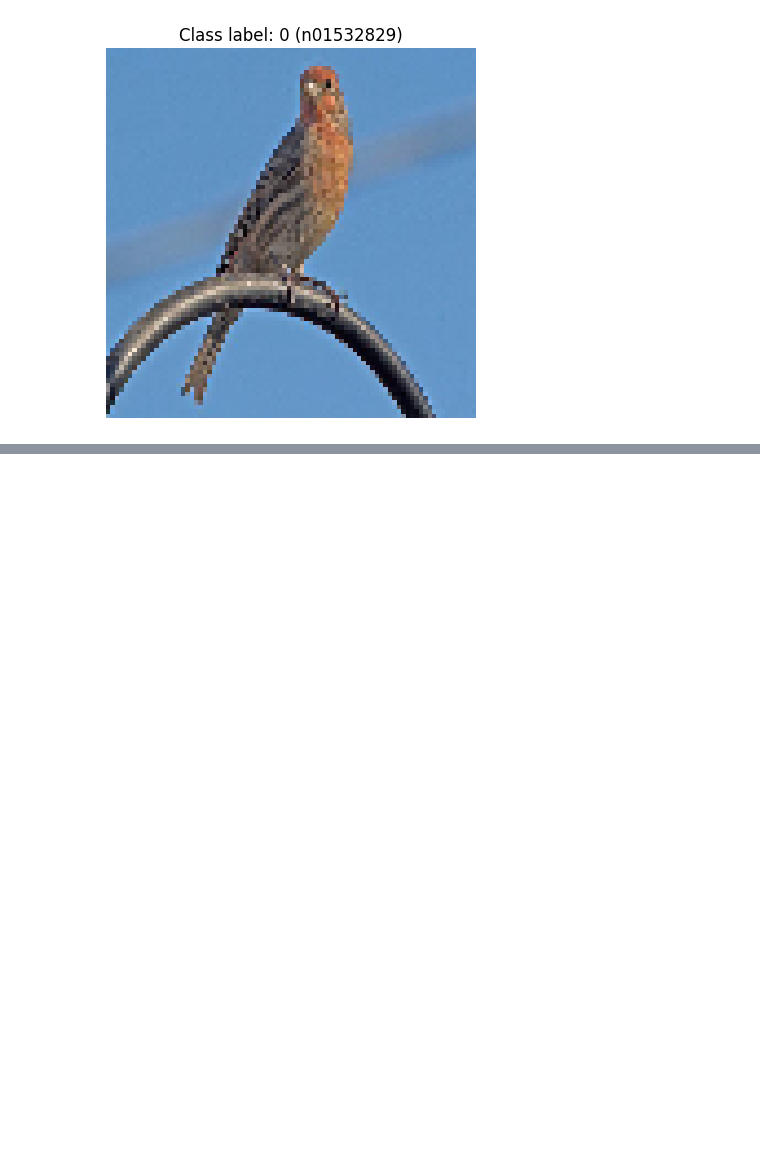
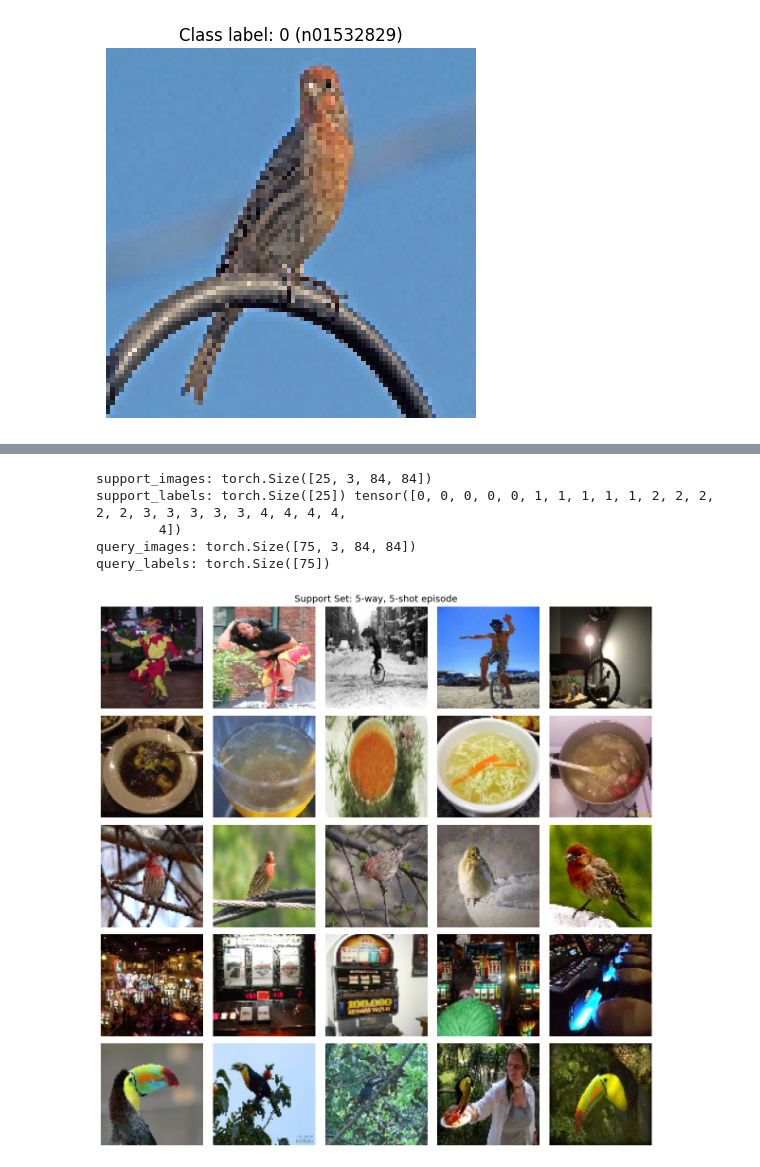
Before and after one commit to BhoomiJindal/few-shot-meta-learning, a Jupyter notebook: notebooks/setup_and_data.ipynb, the cells around one changed output, grey strips where cells are left out. Cells and saved outputs as stored; diff of their text form; code cells hidden in the pictures; blank space fills up the shorter version.

```diff
--- a/notebooks/setup_and_data.ipynb
+++ b/notebooks/setup_and_data.ipynb
@@ -48,6 +44,22 @@ print("Test:  ", len(test_dataset), "images,", test_dataset.num_classes, "classe
 Train:  38400 images, 64 classes
 Val:    9600 images, 16 classes
 Test:   12000 images, 20 classes
+# %%
+import numpy as np
+
+def tensor_to_image(tensor):
+    """
+    Converts a normalized (3, 84, 84) PyTorch tensor back into a displayable
+    (84, 84, 3) NumPy array in the 0-1 range, by reversing the Normalize step
+    and reordering dimensions back to height-width-channels.
+    """
+    mean = np.array([0.485, 0.456, 0.406])
+    std = np.array([0.229, 0.224, 0.225])
+
+    img = tensor.numpy().transpose(1, 2, 0)   # (3, 84, 84) -> (84, 84, 3)
+    img = img * std + mean                     # reverse the normalization
+    img = np.clip(img, 0, 1)                   # guard against tiny float overshoot
+    return img
 # %%
 import matplotlib.pyplot as plt
 
@@ -60,0 +77,35 @@ plt.show()
+# %%
+from src.data.episodic_sampler import EpisodicSampler
+
+sampler = EpisodicSampler(train_dataset, n_way=5, k_shot=5, q_query=15, seed=42)
+support_images, support_labels, query_images, query_labels = sampler.sample_episode()
+
+print("support_images:", support_images.shape)
+print("support_labels:", support_labels.shape, support_labels)
+print("query_images:", query_images.shape)
+print("query_labels:", query_labels.shape)
+# %% [output]
+support_images: torch.Size([25, 3, 84, 84])
+support_labels: torch.Size([25]) tensor([0, 0, 0, 0, 0, 1, 1, 1, 1, 1, 2, 2, 2, 2, 2, 3, 3, 3, 3, 3, 4, 4, 4, 4,
+        4])
+query_images: torch.Size([75, 3, 84, 84])
+query_labels: torch.Size([75])
+# %%
+import matplotlib.pyplot as plt
+
+fig, axes = plt.subplots(sampler.n_way, sampler.k_shot, figsize=(12, 12))
+
+for class_idx in range(sampler.n_way):
+    for shot_idx in range(sampler.k_shot):
+        flat_idx = class_idx * sampler.k_shot + shot_idx
+        img = support_images[flat_idx]
+        axes[class_idx, shot_idx].imshow(tensor_to_image(img))
+        axes[class_idx, shot_idx].axis("off")
+        if shot_idx == 0:
+            axes[class_idx, shot_idx].set_ylabel(f"Class {class_idx}", fontsize=12)
+
+plt.suptitle("Support Set: 5-way, 5-shot episode", fontsize=14)
+plt.tight_layout()
+plt.show()
+# %% [output]
+[figure, added]
```
Also changed, not shown: parts of 8 cells of this notebook.
